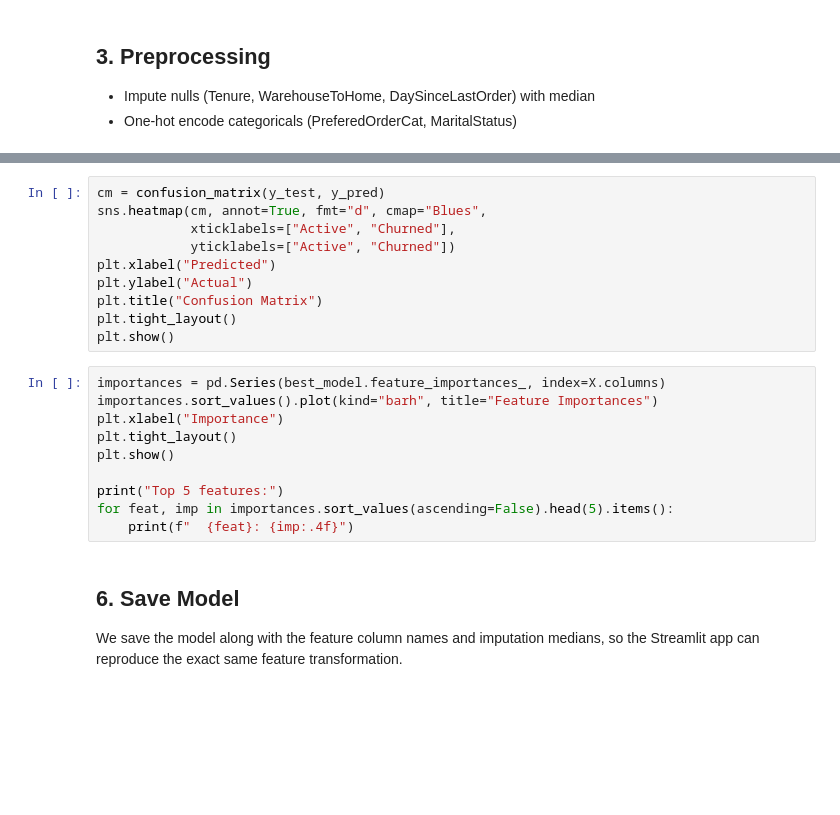
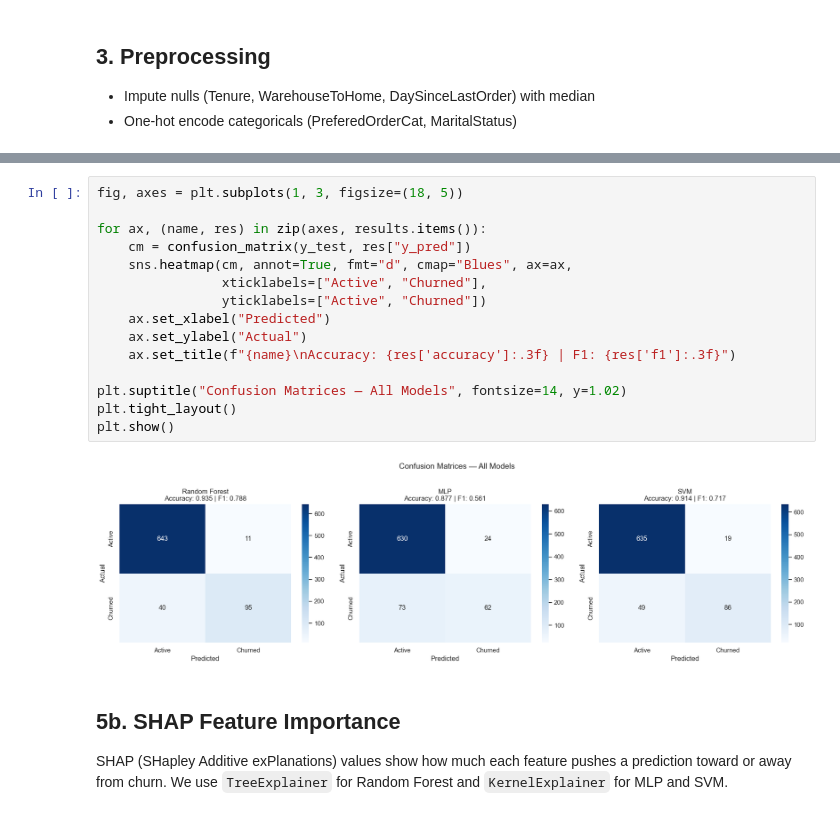
Before and after one commit to JstnClmnt/UST-DSA-Python-Workshop, a Jupyter notebook: notebooks/01_churn_model.ipynb, the cells around one changed output, grey strips where cells are left out. Cells and saved outputs as stored; diff of their text form; blank space fills up the shorter version.

```diff
--- a/notebooks/01_churn_model.ipynb
+++ b/notebooks/01_churn_model.ipynb
@@ -134,24 +419,21 @@ print(classification_report(y_test, y_pred, target_names=["Active", "Churned"]))
 # %%
-cm = confusion_matrix(y_test, y_pred)
-sns.heatmap(cm, annot=True, fmt="d", cmap="Blues",
-            xticklabels=["Active", "Churned"],
-            yticklabels=["Active", "Churned"])
-plt.xlabel("Predicted")
-plt.ylabel("Actual")
-plt.title("Confusion Matrix")
+fig, axes = plt.subplots(1, 3, figsize=(18, 5))
+
+for ax, (name, res) in zip(axes, results.items()):
+    cm = confusion_matrix(y_test, res["y_pred"])
+    sns.heatmap(cm, annot=True, fmt="d", cmap="Blues", ax=ax,
+                xticklabels=["Active", "Churned"],
+                yticklabels=["Active", "Churned"])
+    ax.set_xlabel("Predicted")
+    ax.set_ylabel("Actual")
+    ax.set_title(f"{name}\nAccuracy: {res['accuracy']:.3f} | F1: {res['f1']:.3f}")
+
+plt.suptitle("Confusion Matrices — All Models", fontsize=14, y=1.02)
 plt.tight_layout()
 plt.show()
+# %% [output]
+[figure, added]
-# %%
-importances = pd.Series(best_model.feature_importances_, index=X.columns)
-importances.sort_values().plot(kind="barh", title="Feature Importances")
-plt.xlabel("Importance")
-plt.tight_layout()
-plt.show()
-
-print("Top 5 features:")
-for feat, imp in importances.sort_values(ascending=False).head(5).items():
-    print(f"  {feat}: {imp:.4f}")
-# %% [markdown]
-## 6. Save Model
-
-We save the model along with the feature column names and imputation medians, so the Streamlit app can reproduce the exact same feature transformation.
+# %% [markdown]
+## 5b. SHAP Feature Importance
+
+SHAP (SHapley Additive exPlanations) values show how much each feature pushes a prediction toward or away from churn. We use `TreeExplainer` for Random Forest and `KernelExplainer` for MLP and SVM.
```
Also changed, not shown: parts of 31 cells of this notebook, 7 other files.
